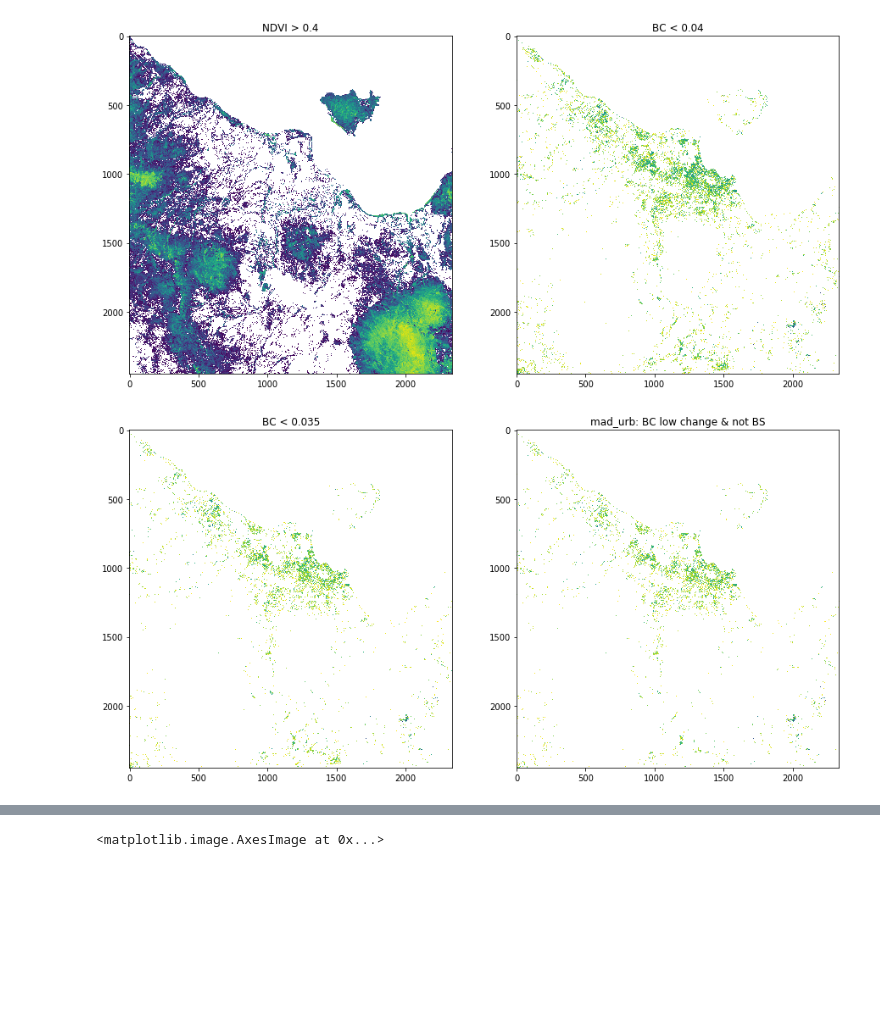
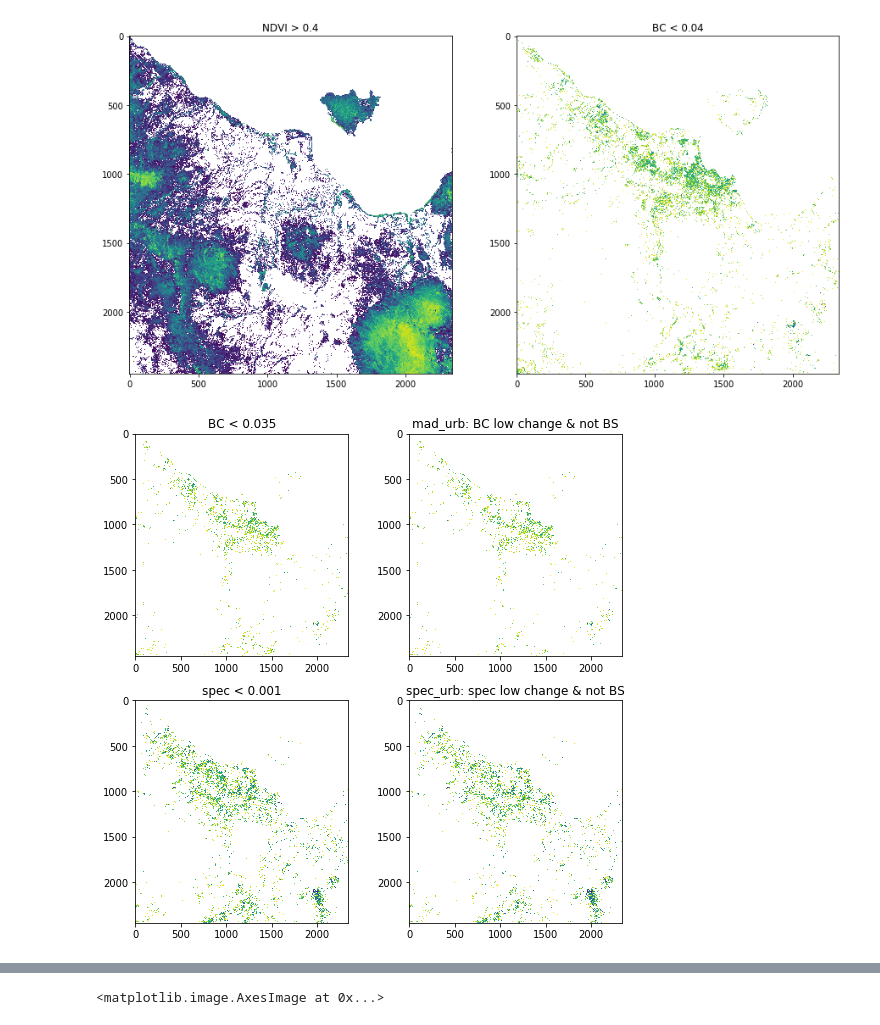
Before and after one commit to bellemae/landcover-hack, a Jupyter notebook: Simple urban area environmental layer.ipynb, the cells around one changed output, grey strips where cells are left out. Drawn from its saved outputs; the diff is of its cells as text; code cells hidden in the pictures; blank space fills up the shorter version.

```diff
--- a/Simple urban area environmental layer.ipynb
+++ b/Simple urban area environmental layer.ipynb
@@ -198,19 +198,29 @@ plt.show()
 # %% [output]
 [figure]
 # %%
+sThresh=.001
+
 bc_lowChange=bc.where(bc < .035)
 bc_urban = bc_lowChange.where(DBSI_bare < 1)
+spec_lowchange = spec.where(spec < sThresh)
+spec_urban = spec_lowchange.where(DBSI_bare < 1)
 
-fig=plt.figure(figsize=(15, 15))
+fig=plt.figure(figsize=(9, 9))
 columns = 2
-rows = 1
-ax1=fig.add_subplot(1, 2, 1)
+rows = 2
+ax1=fig.add_subplot(2, 2, 1)
 ax1.set_title("BC < 0.035")
 ax1.imshow(bc_lowChange)
-ax=fig.add_subplot(1, 2, 2)
+ax=fig.add_subplot(2, 2, 2)
 ax.set_title("mad_urb: BC low change & not BS")
 ax.imshow(bc_urban)
 
+ax1=fig.add_subplot(2, 2, 3)
+ax1.set_title("spec < " + str(sThresh))
+ax1.imshow(spec_lowchange)
+ax=fig.add_subplot(2, 2, 4)
+ax.set_title("spec_urb: spec low change & not BS")
+ax.imshow(spec_urban)
 plt.show()
 # %% [output]
-[figure, old version]
+[figure, new version]
```
Also changed, not shown: parts of 2 cells of this notebook, 2 other files.
